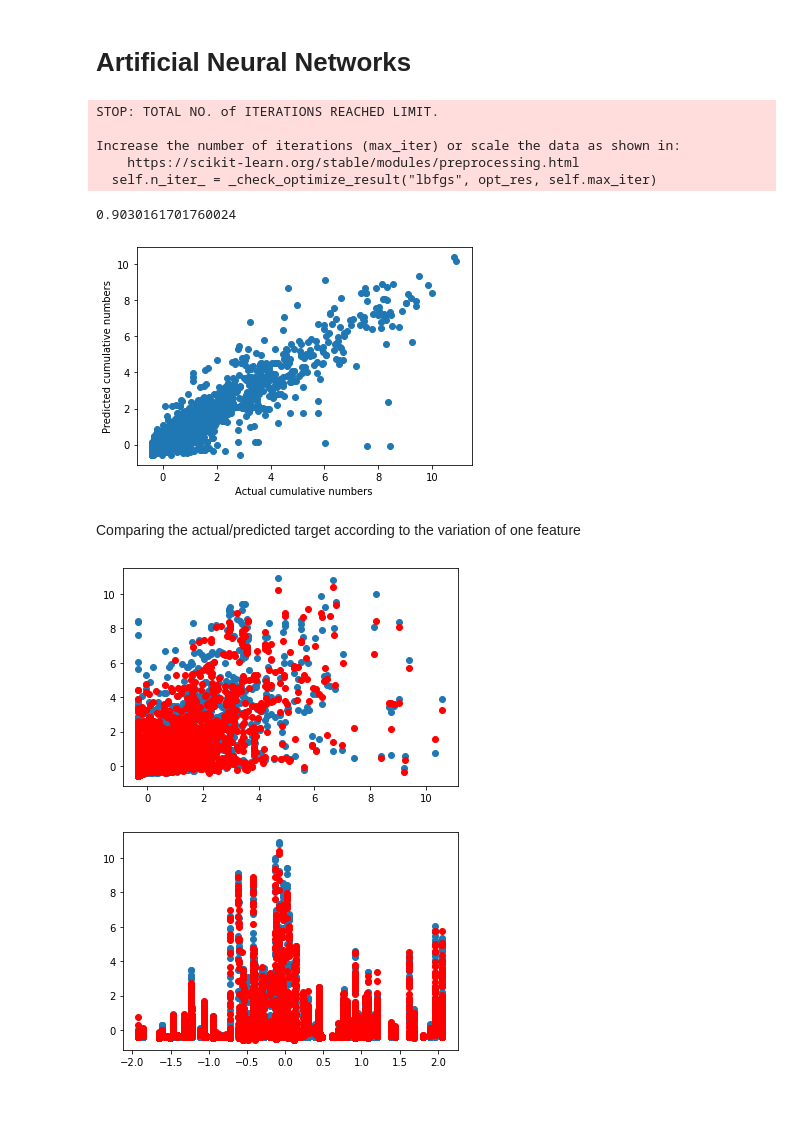
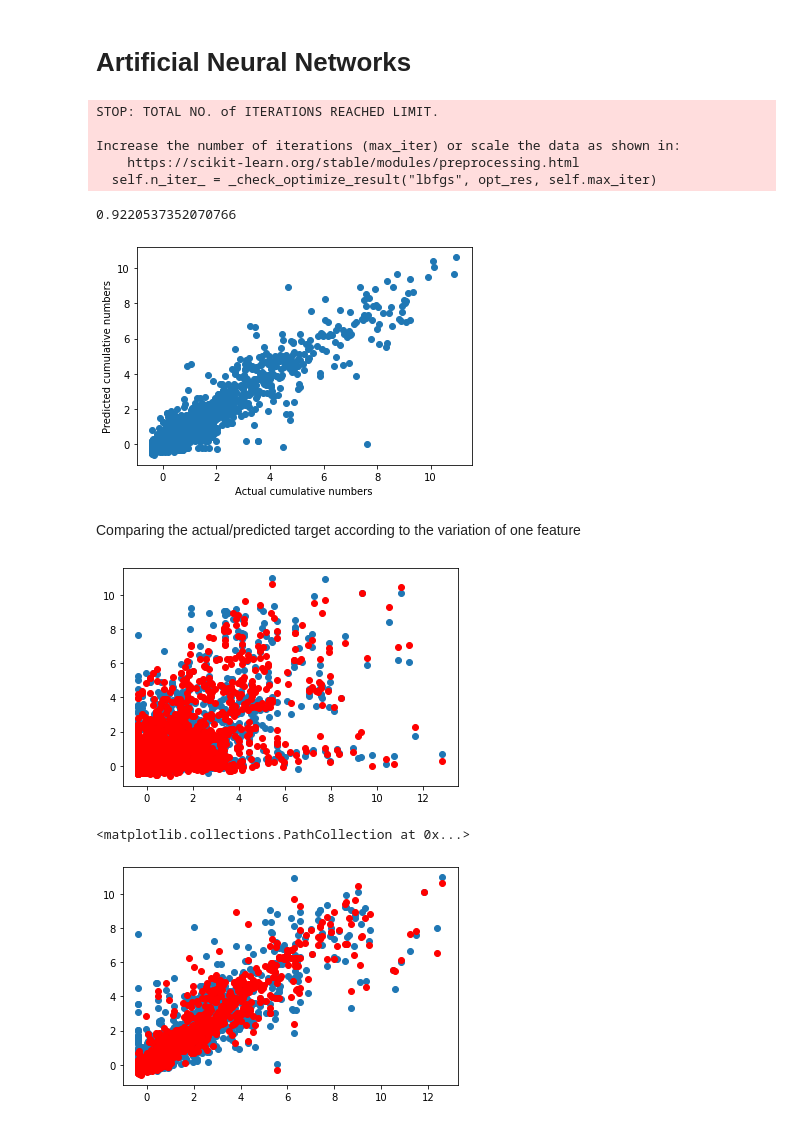
Before and after one commit to BelabdiMalak/COVID19_Prediction, a Jupyter notebook: CumulativePrediction.ipynb, the cells around one changed output. Drawn from its saved outputs; the diff is of its cells as text; code cells hidden in the pictures.

```diff
--- a/CumulativePrediction.ipynb
+++ b/CumulativePrediction.ipynb
@@ -13,7 +13,7 @@ from sklearn.neural_network import MLPRegressor
 
 # Split The Data
 # %%
-data = pd.read_csv('/content/drive/MyDrive/Colab Notebooks/data/CovidDiet_Data.csv')
+data = pd.read_csv('/content/drive/MyDrive/Colab Notebooks/data/CovidDietData.csv')
 data.pop(data.columns[0]) #drop the index column
 x = data.drop(columns = 'Cumulative_number_for_14_days_of_COVID-19_cases_per_100000')
 y = data['Cumulative_number_for_14_days_of_COVID-19_cases_per_100000']
@@ -80,7 +74,7 @@ plt.scatter(x_test.iloc[:,1],y_predict, c="y")
 # %% [markdown]
 # Artificial Neural Networks
 # %%
-nn = MLPRegressor(hidden_layer_sizes=(100,100,100,), activation='tanh',max_iter=200, solver='lbfgs');
+nn = MLPRegressor(hidden_layer_sizes=(100,200,100,), activation='tanh',max_iter=500, solver='lbfgs');
 nn.fit(x_train, y_train)
 predictions =  nn.predict(x_test)
 print(r2_score(y_test,predictions))
@@ -94,8 +88,8 @@ STOP: TOTAL NO. of ITERATIONS REACHED LIMIT.
 Increase the number of iterations (max_iter) or scale the data as shown in:
     https://scikit-learn.org/stable/modules/preprocessing.html
   self.n_iter_ = _check_optimize_result("lbfgs", opt_res, self.max_iter)
-0.9030161701760024
+0.9220537352070766
-[figure, old version]
+[figure, new version]
 # %% [markdown]
 Comparing the actual/predicted target according to the variation of one feature
 # %%
@@ -103,10 +97,10 @@ plt.scatter(x_test.iloc[:,1],y_test)
 plt.scatter(x_test.iloc[:,1],predictions, c="r")
 plt.show()
 # %% [output]
-[figure, old version]
+[figure, new version]
 # %%
-plt.scatter(x_test.iloc[:,3],y_test)
-plt.scatter(x_test.iloc[:,3],predictions, c="r")
-plt.show()
+plt.scatter(x_test.iloc[:,0],y_test)
+plt.scatter(x_test.iloc[:,0],predictions, c="r")
 # %% [output]
+<matplotlib.collections.PathCollection at 0x...>
-[figure, old version]
+[figure, new version]
```
Also changed, not shown: parts of 5 cells of this notebook.
